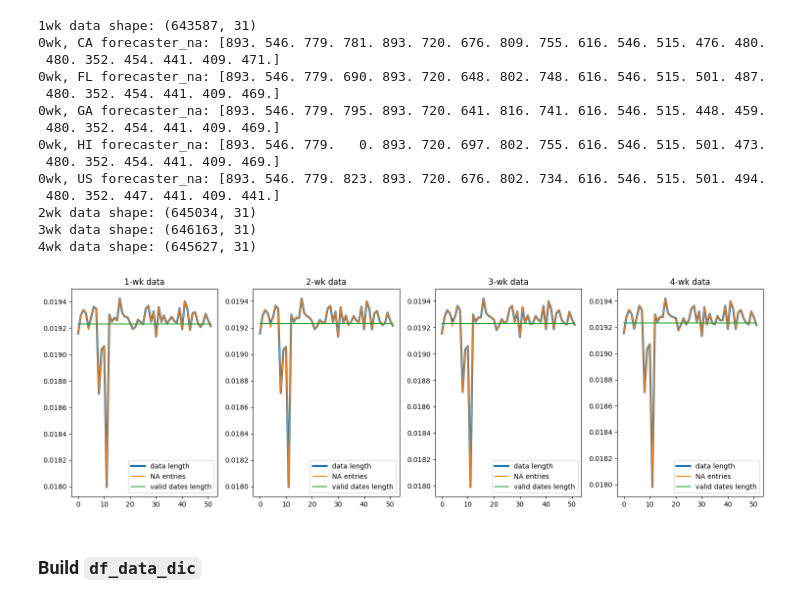
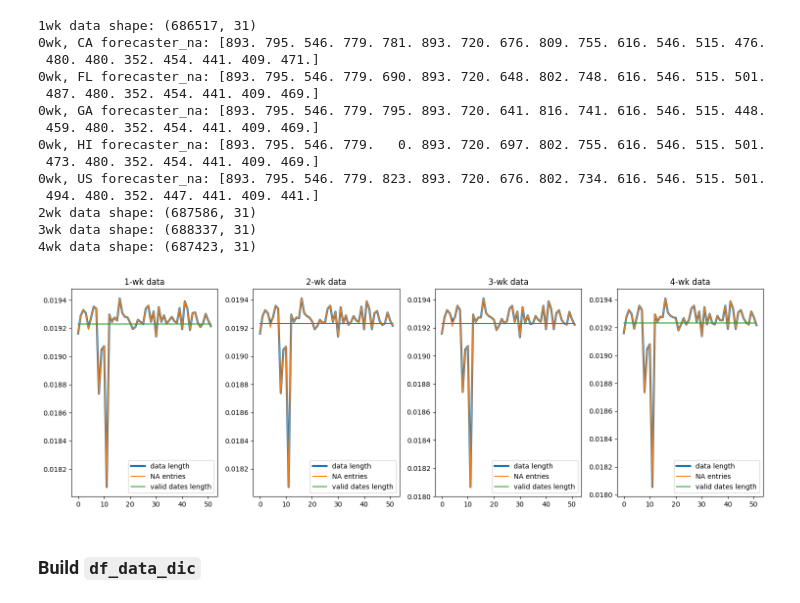
Before and after one commit to hysk79/omni-quantile, a Jupyter notebook: src/covid_hospitalization_preprocess_states.ipynb, the cells around one changed output. Saved outputs shown, nothing was run; the diff lists cells and outputs as text; code cells hidden in the pictures.

```diff
--- a/src/covid_hospitalization_preprocess_states.ipynb
+++ b/src/covid_hospitalization_preprocess_states.ipynb
@@ -6,10 +6,12 @@ import matplotlib.pyplot as plt
 import pickle
 
 fig, ax = plt.subplots(1, 4, figsize=(15, 5))
-forecaster_list = ['COVIDhub-4_week_ensemble', 'JHUAPL-SLPHospEns', 'CU-select', 'GT-DeepCOVID', 'COVIDhub-baseline', 'Karlen-pypm',
+forecaster_list = ['COVIDhub-4_week_ensemble', 'COVIDhub-trained_ensemble', 'JHUAPL-SLPHospEns', 'CU-select', 'GT-DeepCOVID', 'COVIDhub-baseline', 'Karlen-pypm',
  'JHU_IDD-CovidSP', 'MOBS-GLEAM_COVID', 'USC-SI_kJalpha', 'JHUAPL-Bucky', 'JHUAPL-Gecko', 'MUNI-ARIMA', 'CMU-TimeSeries',
  'UMass-trends_ensemble', 'PSI-DICE', 'IHME-CurveFit', 'CUB_PopCouncil-SLSTM', 'BPagano-RtDriven',
  'LANL-GrowthRate', 'UVA-Ensemble'] # 'prolix-euclidean' only contain US
+
+ens_model_list = ['COVIDhub-4_week_ensemble', 'COVIDhub-trained_ensemble', 'JHUAPL-SLPHospEns']
 
 geo_list = ['al', 'ak', 'az', 'ar', 'ca', 'co', 'ct', 'de', 'dc', 'fl', 'ga', 'hi', 'id',
  'il', 'in', 'ia', 'ks', 'ky', 'la', 'me', 'md', 'ma', 'mi', 'mn', 'ms', 'mo',
@@ -43,48 +45,48 @@ for w in range(4):
         prob_f_cols = [c for c in df.columns if c.startswith('forecast_0')]
         df_f = df.loc[:, prob_f_cols]
         data_len[i] = df_f.shape[0]
         na_entries[i] = df_f.notna().sum().sum()
         valid_dates_len[i] = len(valid_dates)
 
         if w==0 and geo in ['ca', 'fl', 'ga', 'hi', 'us']:
             forecaster_na = np.zeros(len(forecaster_list))
             for ixf, f_name in enumerate(forecaster_list):
                 forecaster_na[ixf] = df.loc[df.forecaster == f_name, prob_f_cols].notna().sum().sum() / len(prob_f_cols)
             print(f'{w}wk, {geo.upper()} forecaster_na: {forecaster_na}')
 
         # print(f"{geo.upper()} {w+1}wk data shape: {df.shape}")
         # print(f"Number of non NA entries: {df_f.notna().sum().sum()}, Actual exists for {len(valid_dates)} dates")
         # print(f"First and last 3 dates with non-NA Y: {valid_dates[:3]} ... {valid_dates[-3:]}")
         # print(f"Target date range: {df.target_end_date.min()} to {df.target_end_date.max()}")
         # print(f"Range of ahead: {df.ahead.min()} to {df.ahead.max()}")
 
         df.drop(columns=['geo_value'], inplace=True)
         pickle.dump(df, open(f'../data/hospitalizations/{w+1}wk_states/{geo.upper()}.pkl', 'wb'))
 
     ax[w].plot(np.arange(len(geo_list)), data_len / np.sum(data_len), linewidth=3, label='data length')
     ax[w].plot(np.arange(len(geo_list)), na_entries / np.sum(na_entries), label='NA entries')
     ax[w].plot(np.arange(len(geo_list)), valid_dates_len / np.sum(valid_dates_len), label='valid dates length')
     ax[w].set_title(f'{w+1}-wk data')
     ax[w].legend()
 fig.tight_layout()
 plt.show()
 # geo_list[34] = nd, valid dates length is shorter than others, starting from 200727 while others 0706 or 0713
 # %% [output]
-1wk data shape: (643587, 31)
-0wk, CA forecaster_na: [893. 546. 779. 781. 893. 720. 676. 809. 755. 616. 546. 515. 476. 480.
- 480. 352. 454. 441. 409. 471.]
-0wk, FL forecaster_na: [893. 546. 779. 690. 893. 720. 648. 802. 748. 616. 546. 515. 501. 487.
- 480. 352. 454. 441. 409. 469.]
-0wk, GA forecaster_na: [893. 546. 779. 795. 893. 720. 641. 816. 741. 616. 546. 515. 448. 459.
- 480. 352. 454. 441. 409. 469.]
-0wk, HI forecaster_na: [893. 546. 779.   0. 893. 720. 697. 802. 755. 616. 546. 515. 501. 473.
- 480. 352. 454. 441. 409. 469.]
-0wk, US forecaster_na: [893. 546. 779. 823. 893. 720. 676. 802. 734. 616. 546. 515. 501. 494.
- 480. 352. 447. 441. 409. 441.]
-2wk data shape: (645034, 31)
-3wk data shape: (646163, 31)
-4wk data shape: (645627, 31)
+1wk data shape: (686517, 31)
+0wk, CA forecaster_na: [893. 795. 546. 779. 781. 893. 720. 676. 809. 755. 616. 546. 515. 476.
+ 480. 480. 352. 454. 441. 409. 471.]
+0wk, FL forecaster_na: [893. 795. 546. 779. 690. 893. 720. 648. 802. 748. 616. 546. 515. 501.
+ 487. 480. 352. 454. 441. 409. 469.]
+0wk, GA forecaster_na: [893. 795. 546. 779. 795. 893. 720. 641. 816. 741. 616. 546. 515. 448.
+ 459. 480. 352. 454. 441. 409. 469.]
+0wk, HI forecaster_na: [893. 795. 546. 779.   0. 893. 720. 697. 802. 755. 616. 546. 515. 501.
+ 473. 480. 352. 454. 441. 409. 469.]
+0wk, US forecaster_na: [893. 795. 546. 779. 823. 893. 720. 676. 802. 734. 616. 546. 515. 501.
+ 494. 480. 352. 447. 441. 409. 441.]
+2wk data shape: (687586, 31)
+3wk data shape: (688337, 31)
+4wk data shape: (687423, 31)
-[figure, old version]
+[figure, new version]
 # %% [markdown]
 ### Build `df_data_dic`
 # %%
```
Also changed, not shown: parts of 1 cell of this notebook, 8 other files.
